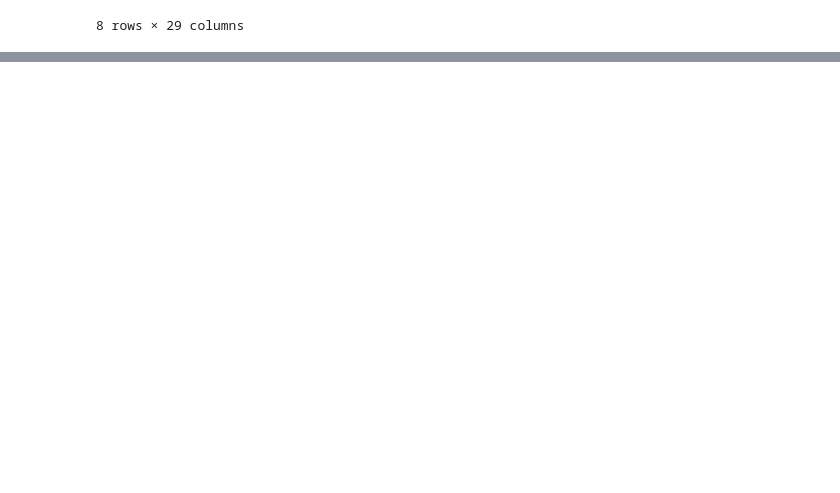
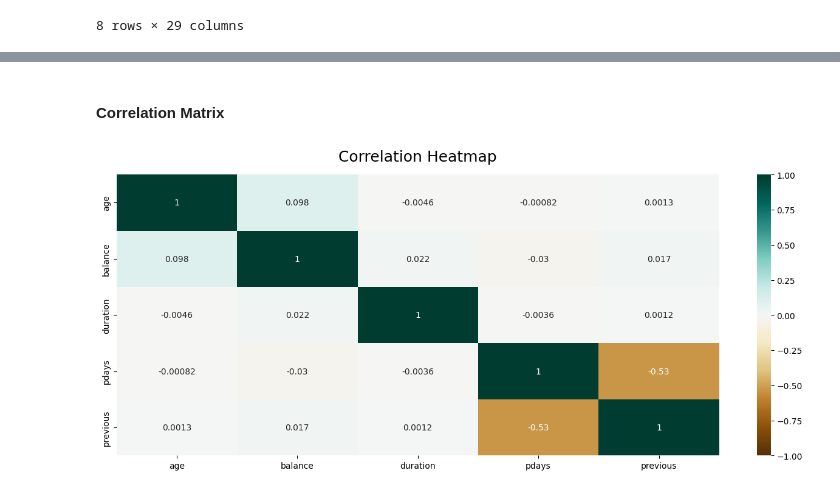
Before and after one commit to nadiaverdha/MachineLearningEx1, a Jupyter notebook: Ex1_bank.ipynb, the cells around one changed output, grey strips where cells are left out. Drawn from its saved outputs; the diff is of its cells as text; code cells hidden in the pictures; blank space fills up the shorter version.

Commit message:
Added correlation

```diff
--- a/Ex1_bank.ipynb
+++ b/Ex1_bank.ipynb
@@ -293,0 +315,10 @@ df_bank_dummies.describe()
+# %% [markdown]
+#### Correlation Matrix
+# %%
+plt.figure(figsize=(16, 6))
+heatmap = sns.heatmap(df_bank_dummies[numeric_columns].corr(),vmin=-1, vmax=1, annot=True, cmap='BrBG')
+heatmap.set_title('Correlation Heatmap', fontdict={'fontsize':18}, pad=16)
+# plt.savefig('bank_heatmap.jpg',)
+plt.show()
+# %% [output]
+[figure, added]
```
Also changed, not shown: parts of 1 cell of this notebook.
